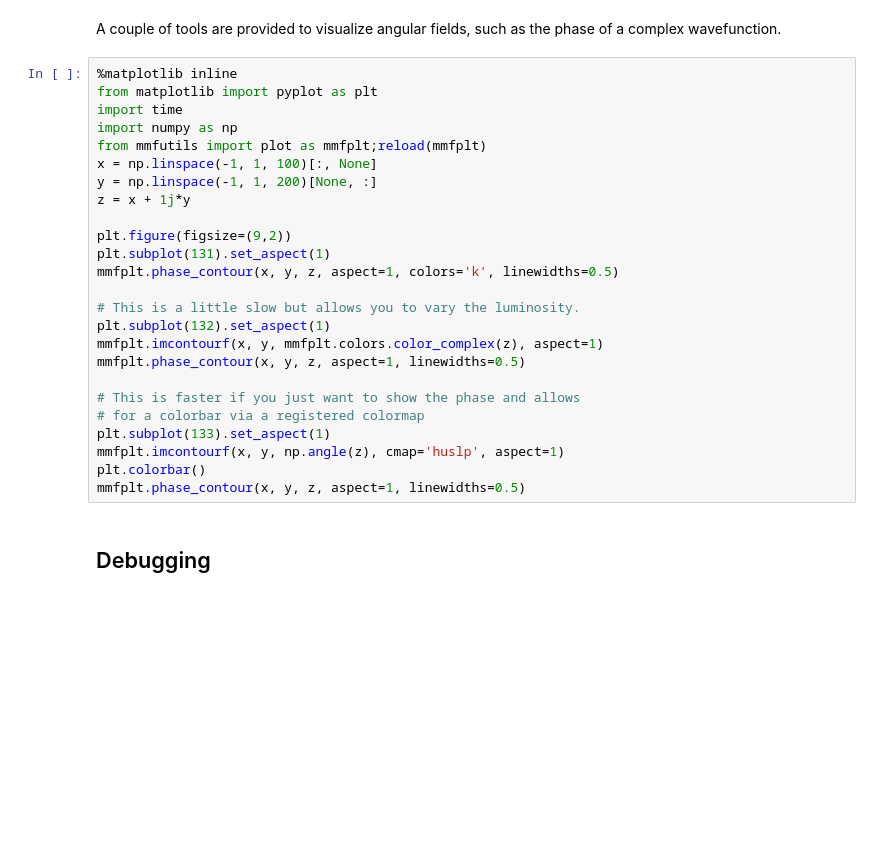
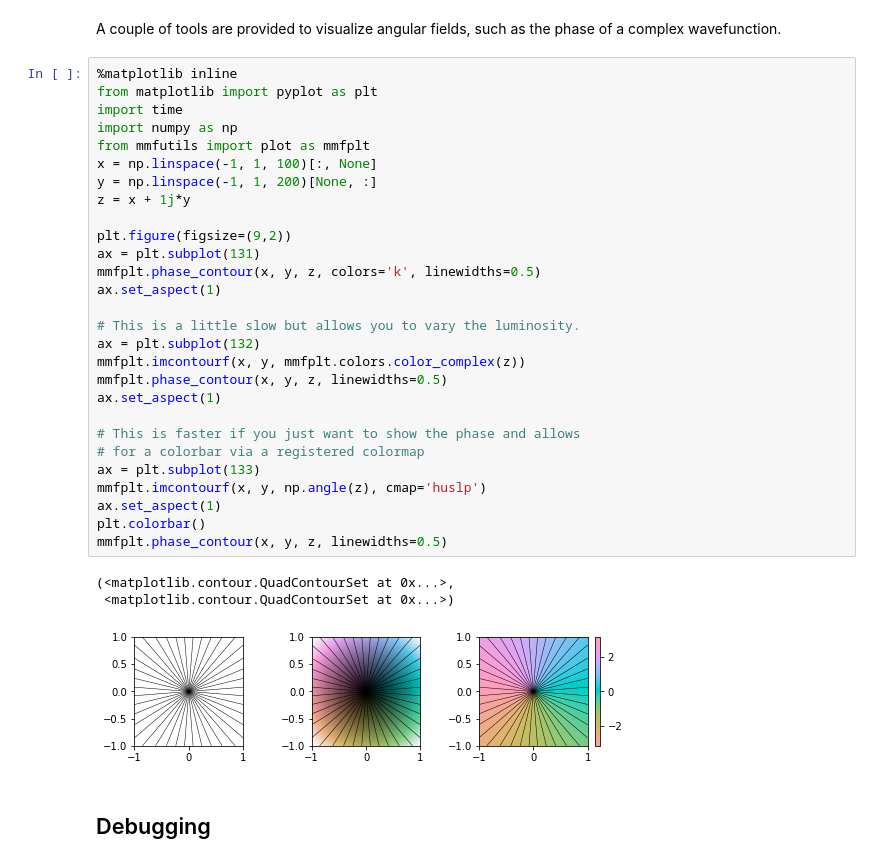
Before and after one commit to forbes-group/mmfutils, a Jupyter notebook: doc/README.ipynb, the cells around one changed output. Drawn from its saved outputs; the diff is of its cells as text; blank space fills up the shorter version.

```diff
--- a/doc/README.ipynb
+++ b/doc/README.ipynb
@@ -330,28 +401,35 @@ A couple of tools are provided to visualize angular fields, such as the phase of
 # %%
 %matplotlib inline
 from matplotlib import pyplot as plt
 import time
 import numpy as np
-from mmfutils import plot as mmfplt;reload(mmfplt)
+from mmfutils import plot as mmfplt
 x = np.linspace(-1, 1, 100)[:, None]
 y = np.linspace(-1, 1, 200)[None, :]
 z = x + 1j*y
 
 plt.figure(figsize=(9,2))
-plt.subplot(131).set_aspect(1)
-mmfplt.phase_contour(x, y, z, aspect=1, colors='k', linewidths=0.5)
+ax = plt.subplot(131)
+mmfplt.phase_contour(x, y, z, colors='k', linewidths=0.5)
+ax.set_aspect(1)
 
 # This is a little slow but allows you to vary the luminosity.
-plt.subplot(132).set_aspect(1)
-mmfplt.imcontourf(x, y, mmfplt.colors.color_complex(z), aspect=1)
-mmfplt.phase_contour(x, y, z, aspect=1, linewidths=0.5)
+ax = plt.subplot(132)
+mmfplt.imcontourf(x, y, mmfplt.colors.color_complex(z))
+mmfplt.phase_contour(x, y, z, linewidths=0.5)
+ax.set_aspect(1)
 
 # This is faster if you just want to show the phase and allows
 # for a colorbar via a registered colormap
-plt.subplot(133).set_aspect(1)
-mmfplt.imcontourf(x, y, np.angle(z), cmap='huslp', aspect=1)
+ax = plt.subplot(133)
+mmfplt.imcontourf(x, y, np.angle(z), cmap='huslp')
+ax.set_aspect(1)
 plt.colorbar()
-mmfplt.phase_contour(x, y, z, aspect=1, linewidths=0.5)
+mmfplt.phase_contour(x, y, z, linewidths=0.5)
+# %% [output]
+(<matplotlib.contour.QuadContourSet at 0x...>,
+ <matplotlib.contour.QuadContourSet at 0x...>)
+[figure, added]
 # %% [markdown]
 ## Debugging
 # %% [markdown]
```
Also changed, not shown: parts of 18 cells of this notebook, 6 other files.
